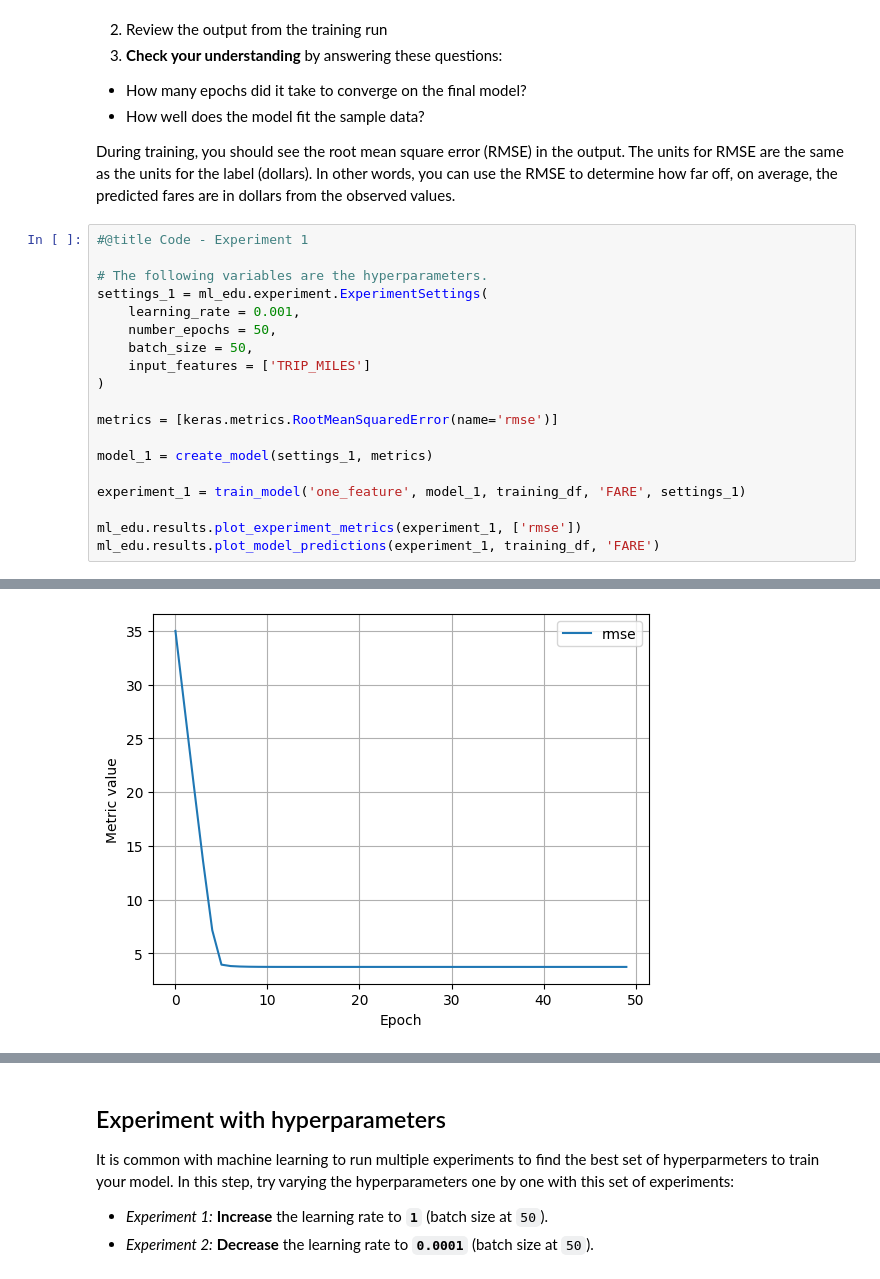
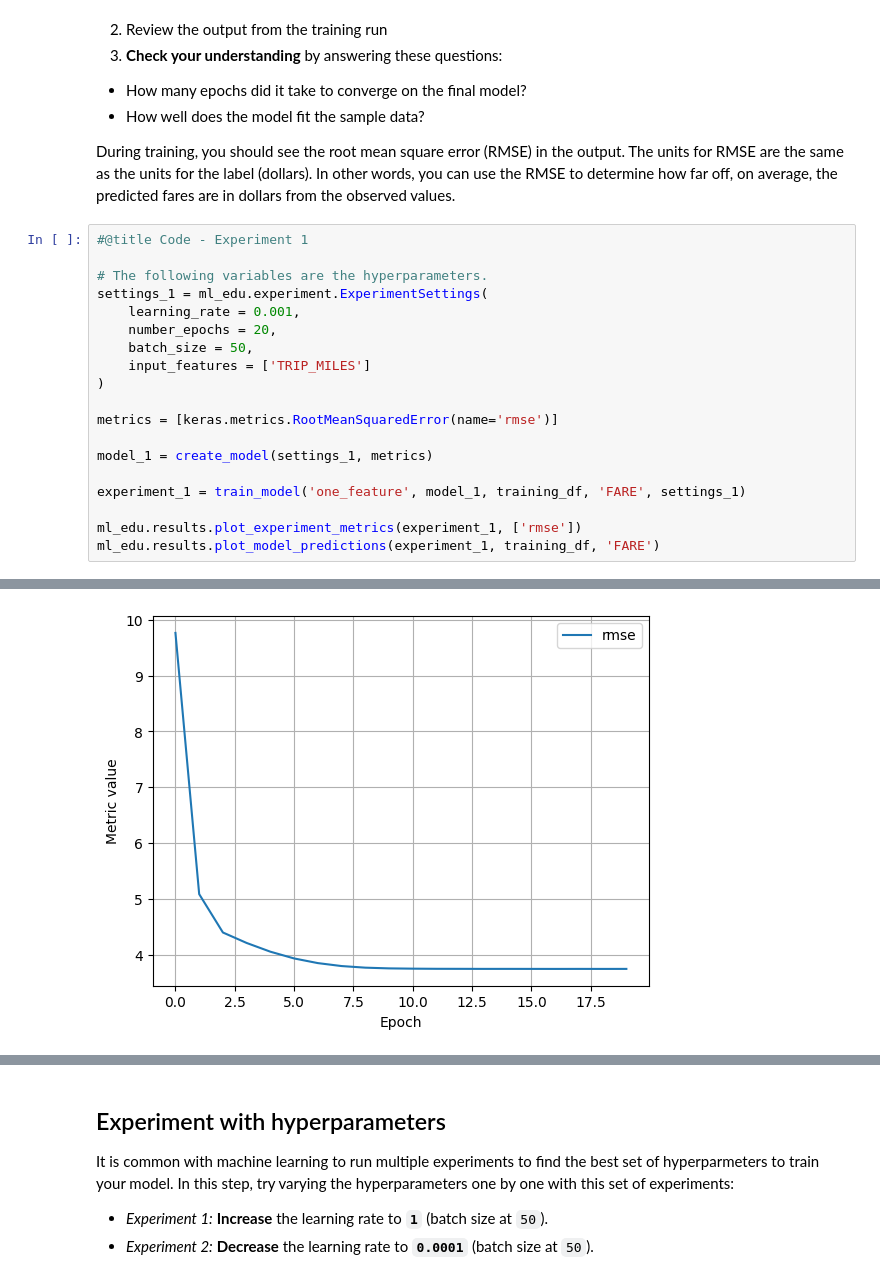
Before and after one commit to Rimal12345/ml, a Jupyter notebook: ml/cc/exercises/linear_regression_taxi.ipynb, the cells around one changed output, grey strips where cells are left out. Drawn from its saved outputs; the diff is of its cells as text.

```diff
--- a/ml/cc/exercises/linear_regression_taxi.ipynb
+++ b/ml/cc/exercises/linear_regression_taxi.ipynb
@@ -342,7 +340,7 @@ During training, you should see the root mean square error (RMSE) in the output.
 # The following variables are the hyperparameters.
 settings_1 = ml_edu.experiment.ExperimentSettings(
     learning_rate = 0.001,
-    number_epochs = 50,
+    number_epochs = 20,
     batch_size = 50,
     input_features = ['TRIP_MILES']
 )
@@ -376,5 +374,5 @@ Epoch 50/50
 [interactive output not drawn]
-[figure, old version]
+[figure, new version]
 # %%
 #@title Double-click to view answers for training model with one feature
 
```
Also changed, not shown: parts of 6 cells of this notebook.
